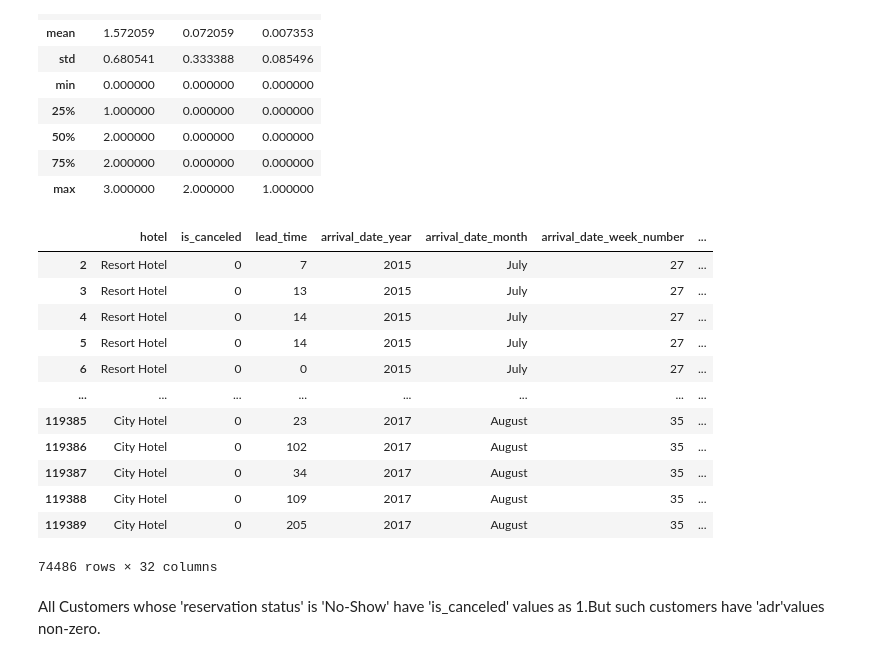
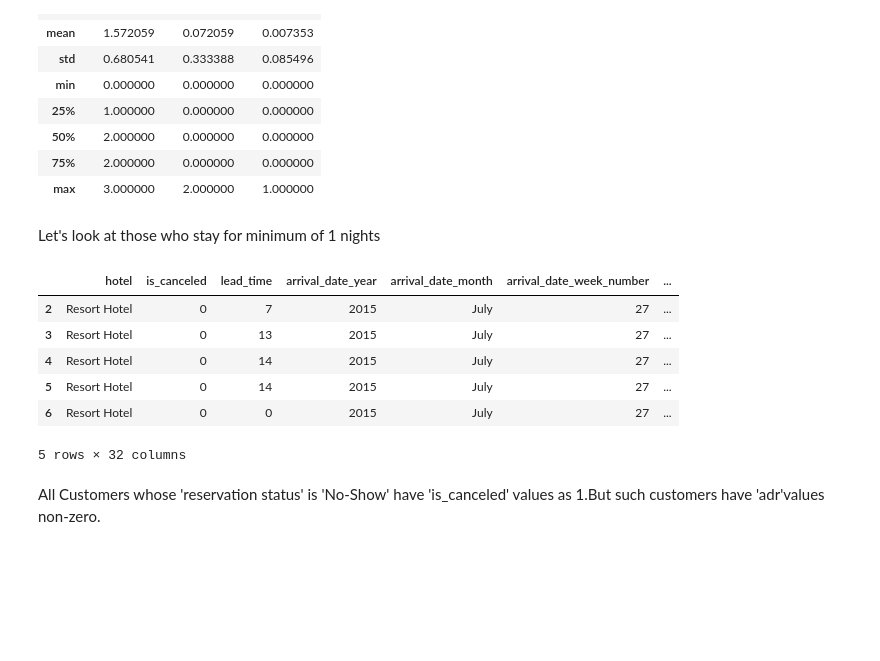
Before and after one commit to dkd99/hotel-booking-analysis, a Jupyter notebook: Hotel_Booking_Analysis_Capstone_Project.ipynb, the cells around one changed output. Drawn from its saved outputs; the diff is of its cells as text; code cells hidden in the pictures; blank space fills up the shorter version.

```diff
--- a/Hotel_Booking_Analysis_Capstone_Project.ipynb
+++ b/Hotel_Booking_Analysis_Capstone_Project.ipynb
@@ -173,22 +175,18 @@ hotel_df_isnotcanceled[hotel_df_isnotcanceled['stays_in_week_nights']+hotel_df_i
 | 50% | 2.000000 | 0.000000 | 0.000000 |
 | 75% | 2.000000 | 0.000000 | 0.000000 |
 | max | 3.000000 | 2.000000 | 1.000000 |
+# %% [markdown]
+Let's look at those  who stay for minimum of 1 nights
 # %%
-hotel_df_isnotcanceled[hotel_df_isnotcanceled['stays_in_week_nights']+hotel_df_isnotcanceled['stays_in_weekend_nights']>0]
+hotel_df_isnotcanceled[hotel_df_isnotcanceled['stays_in_week_nights']+hotel_df_isnotcanceled['stays_in_weekend_nights']>0].head()
 # %% [output]
 |  | hotel | is_canceled | lead_time | arrival_date_year | arrival_date_month | arrival_date_week_number | ... |
 | 2 | Resort Hotel | 0 | 7 | 2015 | July | 27 | ... |
 | 3 | Resort Hotel | 0 | 13 | 2015 | July | 27 | ... |
 | 4 | Resort Hotel | 0 | 14 | 2015 | July | 27 | ... |
 | 5 | Resort Hotel | 0 | 14 | 2015 | July | 27 | ... |
 | 6 | Resort Hotel | 0 | 0 | 2015 | July | 27 | ... |
-| ... | ... | ... | ... | ... | ... | ... | ... |
-| 119385 | City Hotel | 0 | 23 | 2017 | August | 35 | ... |
-| 119386 | City Hotel | 0 | 102 | 2017 | August | 35 | ... |
-| 119387 | City Hotel | 0 | 34 | 2017 | August | 35 | ... |
-| 119388 | City Hotel | 0 | 109 | 2017 | August | 35 | ... |
-| 119389 | City Hotel | 0 | 205 | 2017 | August | 35 | ... |
-74486 rows × 32 columns
+5 rows × 32 columns
 # %% [markdown]
 All Customers whose 'reservation status' is 'No-Show' have 'is_canceled' values as 1.But such customers have 'adr'values non-zero.
 # %%
```
Also changed, not shown: parts of 56 cells of this notebook.
